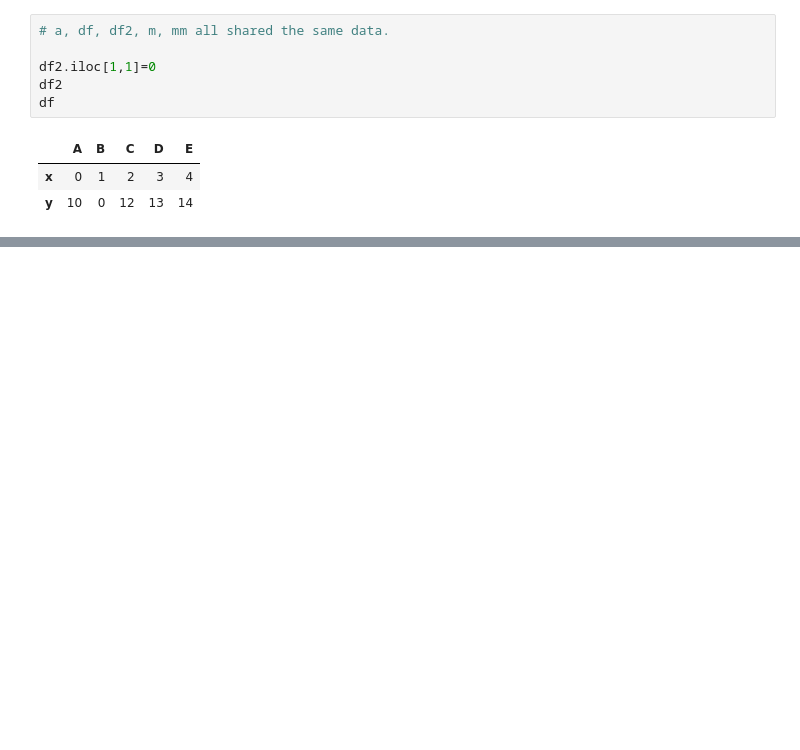
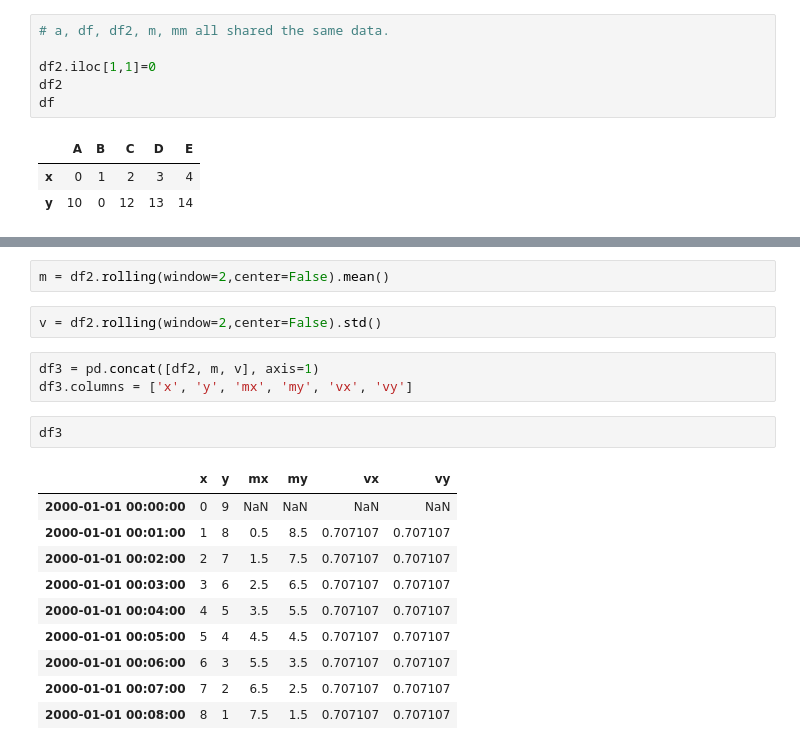
Before and after one commit to HaoranYi/gitProj, a Jupyter notebook: notebook/pp2.ipynb, the cells around one changed output, grey strips where cells are left out. Cells and saved outputs as stored; diff of their text form; blank space fills up the shorter version.

```diff
--- a/notebook/pp2.ipynb
+++ b/notebook/pp2.ipynb
@@ -260,0 +458,20 @@ df
+# %%
+m = df2.rolling(window=2,center=False).mean()
+# %%
+v = df2.rolling(window=2,center=False).std()
+# %%
+df3 = pd.concat([df2, m, v], axis=1)
+df3.columns = ['x', 'y', 'mx', 'my', 'vx', 'vy']
+# %%
+df3
+# %% [output]
+|  | x | y | mx | my | vx | vy |
+| 2000-01-01 00:00:00 | 0 | 9 | NaN | NaN | NaN | NaN |
+| 2000-01-01 00:01:00 | 1 | 8 | 0.5 | 8.5 | 0.707107 | 0.707107 |
+| 2000-01-01 00:02:00 | 2 | 7 | 1.5 | 7.5 | 0.707107 | 0.707107 |
+| 2000-01-01 00:03:00 | 3 | 6 | 2.5 | 6.5 | 0.707107 | 0.707107 |
+| 2000-01-01 00:04:00 | 4 | 5 | 3.5 | 5.5 | 0.707107 | 0.707107 |
+| 2000-01-01 00:05:00 | 5 | 4 | 4.5 | 4.5 | 0.707107 | 0.707107 |
+| 2000-01-01 00:06:00 | 6 | 3 | 5.5 | 3.5 | 0.707107 | 0.707107 |
+| 2000-01-01 00:07:00 | 7 | 2 | 6.5 | 2.5 | 0.707107 | 0.707107 |
+| 2000-01-01 00:08:00 | 8 | 1 | 7.5 | 1.5 | 0.707107 | 0.707107 |
```
Also changed, not shown: parts of 48 cells of this notebook.
